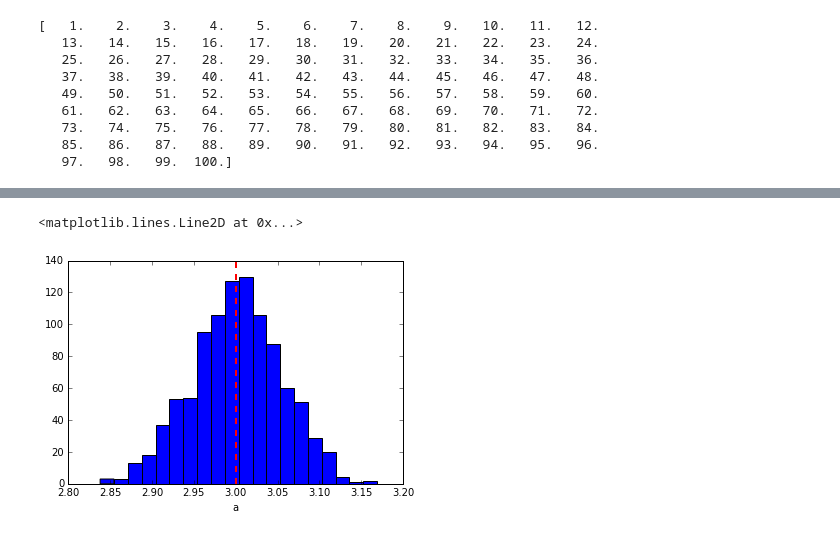
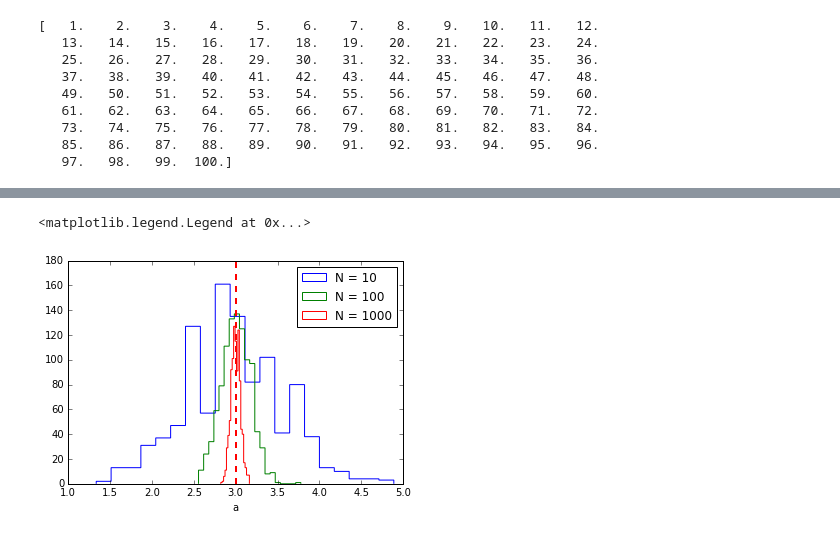
Before and after one commit to giacomov/fermi_school_like, a Jupyter notebook: Summer_school_2016.ipynb, the cells around one changed output, grey strips where cells are left out. Drawn from its saved outputs; the diff is of its cells as text; code cells hidden in the pictures.

```diff
--- a/Summer_school_2016.ipynb
+++ b/Summer_school_2016.ipynb
@@ -60,7 +79,5 @@ plt.plot(xs, true_signal(xs))
 # %%
-# Prepare a likelihood analysis
-
-# First we need to assume a model. In this case we know that it
+# Then we need to assume a model. In this case we know that it
 # must be a line. Let's start from values close but not quite
 # like the true value (which in a real analysis we wouldn't know)
 
@@ -70,6 +87,15 @@ model = Constant(a)
 # Then we need to decide a noise model
 noise_model = 'Poisson'
 
-# Now we can create a Likelihood analysis
+# Now we can create a Likelihood analysis and perform
+# its maximization
 
-like = Likelihood(xs, data, model, noise_model)
+like = Likelihood(bins, data, model, noise_model)
+
+# Find the Maximum Likelihood Estimate for our parameter:
+
+a_mle = like.maximize()
+
+# Print the MLE estimate. It should be close enough (but not exact. why?)
+
+print("MLE estimate for a: %.3f " % a_mle)
@@ -141,23 +183,30 @@ plt.axvline(a_true, color='red', lw=2, linestyle='--', zorder=100)
 # %%
-# Now let's generate the same model but with many more bins
+# Let's generate the model with a variable quantity of data
 
-n_bins = 1000
+n_bins_to_try = [10,100,1000]
 
-# Generate number of bins in x
+for n_bins in n_bins_to_try:
 
-xs = np.linspace(1,1000,n_bins)
+    # Generate number of bins in x
+    # (NOTE: we are generating n_bins bins from 0 to n_bins)
 
-data = data_generative_process.generate(xs)
+    bin_boundaries = np.linspace(1, n_bins, n_bins)
 
-like = Likelihood(xs, data, model, 'poisson')
+    bins = Bins(bin_boundaries)
+    data = data_generative_process.generate(bins)
 
-many_a_mle2, = like.generate_and_fit(data_generative_process, 1000)
+    like = Likelihood(bins, data, model, 'poisson')
 
-# We can make an histogram of the MLE estimates
-histogram = plt.hist(many_a_mle2, 20)
-plt.xlabel("a")
+    this_a_mle = like.generate_and_fit(data_generative_process, 1000)
+
+    # We can make an histogram of the MLE estimates
+    histogram = plt.hist(this_a_mle, 20, label='N = %i' % n_bins, histtype='step')
+    plt.xlabel("a")
+
 # plot the vertical like of the true value
 plt.axvline(a_true, color='red', lw=2, linestyle='--', zorder=100)
+
+plt.legend()
 # %% [output]
-<matplotlib.lines.Line2D at 0x...>
+<matplotlib.legend.Legend at 0x...>
-[figure, old version]
+[figure, new version]
```
Also changed, not shown: parts of 24 cells of this notebook, 5 other files.
